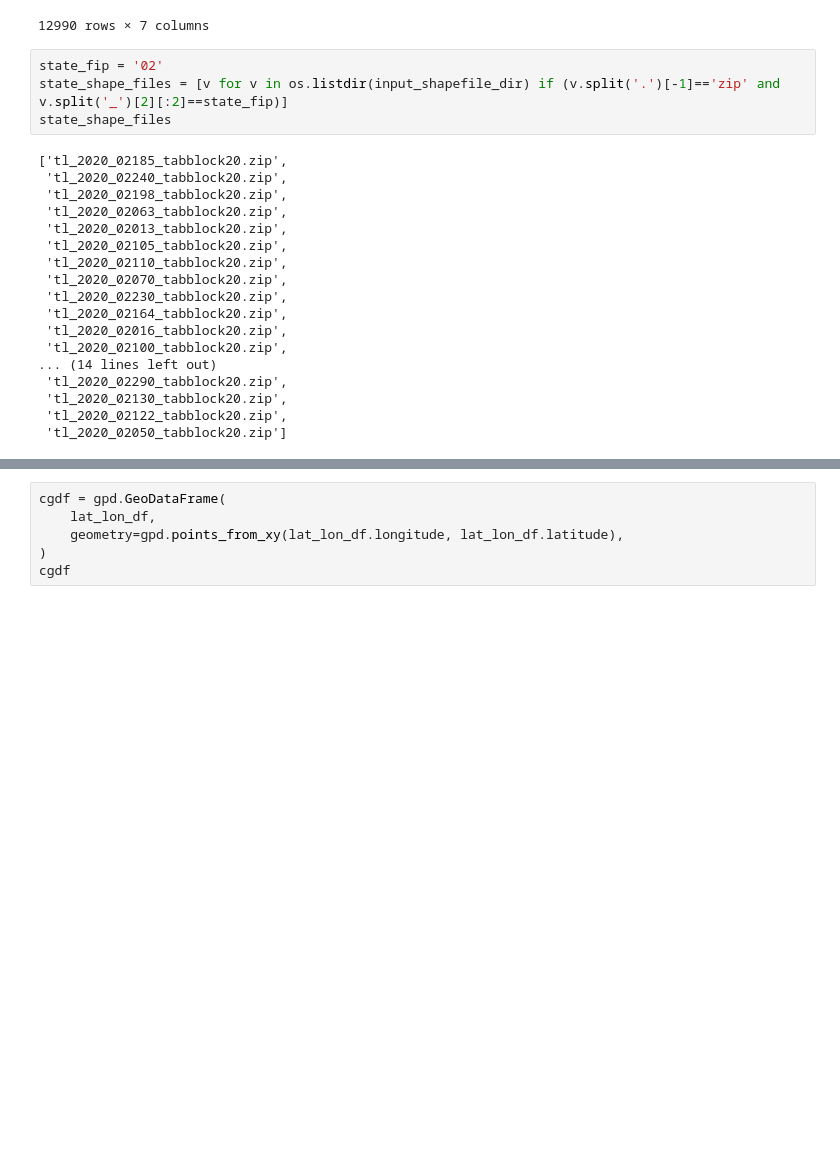
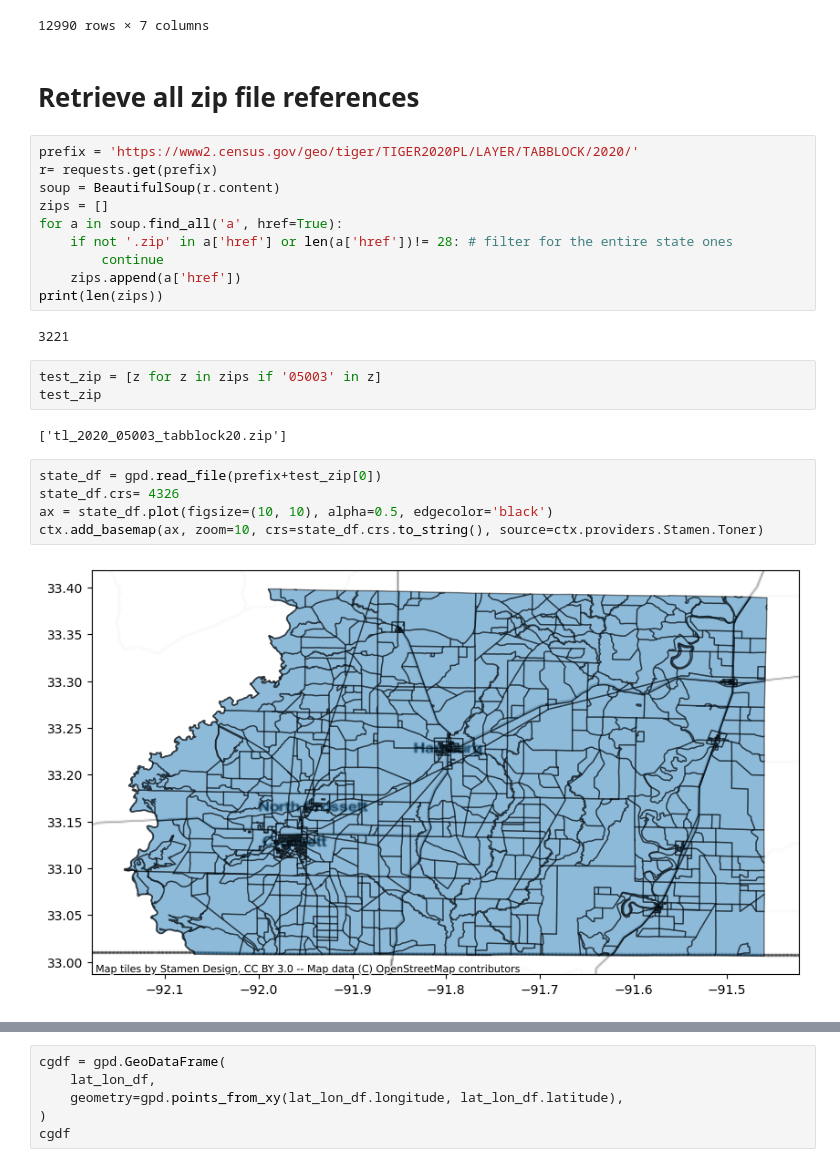
Before and after one commit to uva-bi-sdad/national_address_database, a Jupyter notebook: code/2023-06-19 spatial join address to shape files check.ipynb, the cells around one changed output, grey strips where cells are left out. Cells and saved outputs as stored; diff of their text form; blank space fills up the shorter version.

```diff
--- a/code/2023-06-19 spatial join address to shape files check.ipynb
+++ b/code/2023-06-19 spatial join address to shape files check.ipynb
@@ -37,25 +39,29 @@ lat_lon_df
 | 12988 | ar | ashley | 71635 | -92.043261 | 33.116475 | 118 pinewood road,crossett,ar,71635 | ar_ashley |
 | 12989 | ar | ashley | 71635 | -92.006473 | 33.156165 | 1030 marais saline road,crossett,... | ar_ashley |
 12990 rows × 7 columns
-# %%
-state_fip = '02'
-state_shape_files = [v for v in os.listdir(input_shapefile_dir) if (v.split('.')[-1]=='zip' and v.split('_')[2][:2]==state_fip)]
-state_shape_files
-# %% [output]
-['tl_2020_02185_tabblock20.zip',
- 'tl_2020_02240_tabblock20.zip',
- 'tl_2020_02198_tabblock20.zip',
- 'tl_2020_02063_tabblock20.zip',
- 'tl_2020_02013_tabblock20.zip',
- 'tl_2020_02105_tabblock20.zip',
- 'tl_2020_02110_tabblock20.zip',
- 'tl_2020_02070_tabblock20.zip',
- 'tl_2020_02230_tabblock20.zip',
- 'tl_2020_02164_tabblock20.zip',
- 'tl_2020_02016_tabblock20.zip',
- 'tl_2020_02100_tabblock20.zip',
-... (14 lines left out)
- 'tl_2020_02290_tabblock20.zip',
- 'tl_2020_02130_tabblock20.zip',
- 'tl_2020_02122_tabblock20.zip',
- 'tl_2020_02050_tabblock20.zip']
+# %% [markdown]
+# Retrieve all zip file references
+# %%
+prefix = 'https://www2.census.gov/geo/tiger/TIGER2020PL/LAYER/TABBLOCK/2020/'
+r= requests.get(prefix)
+soup = BeautifulSoup(r.content)
+zips = []
+for a in soup.find_all('a', href=True):
+    if not '.zip' in a['href'] or len(a['href'])!= 28: # filter for the entire state ones
+        continue
+    zips.append(a['href'])
+print(len(zips))
+# %% [output]
+3221
+# %%
+test_zip = [z for z in zips if '05003' in z]
+test_zip
+# %% [output]
+['tl_2020_05003_tabblock20.zip']
+# %%
+state_df = gpd.read_file(prefix+test_zip[0])
+state_df.crs= 4326
+ax = state_df.plot(figsize=(10, 10), alpha=0.5, edgecolor='black')
+ctx.add_basemap(ax, zoom=10, crs=state_df.crs.to_string(), source=ctx.providers.Stamen.Toner)
+# %% [output]
+[figure, added]
```
Also changed, not shown: parts of 10 cells of this notebook, 2 other files.
